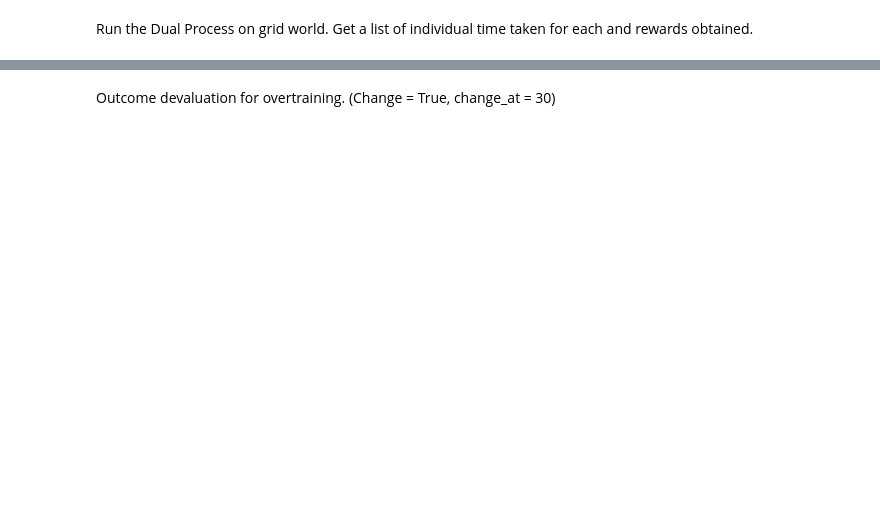
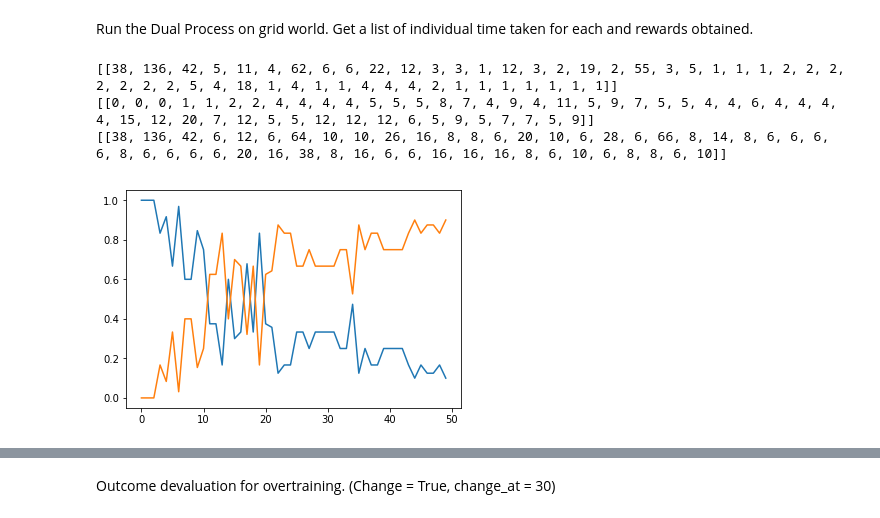
Before and after one commit to tejas-savalia/Sequencing_abstract, a Jupyter notebook: mb_mf_combined.ipynb, the cells around one changed output, grey strips where cells are left out. Saved outputs shown, nothing was run; the diff lists cells and outputs as text; code cells hidden in the pictures; blank space fills up the shorter version.

```diff
--- a/mb_mf_combined.ipynb
+++ b/mb_mf_combined.ipynb
@@ -255,0 +275,14 @@ for i in range(trials):
+# %%
+print dls_count_dual
+print q_count_dual
+print total_count_dual
+plt.cla()
+plt.plot(numpy.arange(50), numpy.true_divide(numpy.transpose(dls_count_dual), numpy.transpose(total_count_dual)))
+plt.plot(numpy.arange(50), numpy.true_divide(numpy.transpose(q_count_dual), numpy.transpose(total_count_dual)))
+
+plt.show()
+# %% [output]
+[[38, 136, 42, 5, 11, 4, 62, 6, 6, 22, 12, 3, 3, 1, 12, 3, 2, 19, 2, 55, 3, 5, 1, 1, 1, 2, 2, 2, 2, 2, 2, 2, 5, 4, 18, 1, 4, 1, 1, 4, 4, 4, 2, 1, 1, 1, 1, 1, 1, 1]]
+[[0, 0, 0, 1, 1, 2, 2, 4, 4, 4, 4, 5, 5, 5, 8, 7, 4, 9, 4, 11, 5, 9, 7, 5, 5, 4, 4, 6, 4, 4, 4, 4, 15, 12, 20, 7, 12, 5, 5, 12, 12, 12, 6, 5, 9, 5, 7, 7, 5, 9]]
+[[38, 136, 42, 6, 12, 6, 64, 10, 10, 26, 16, 8, 8, 6, 20, 10, 6, 28, 6, 66, 8, 14, 8, 6, 6, 6, 6, 8, 6, 6, 6, 6, 20, 16, 38, 8, 16, 6, 6, 16, 16, 16, 8, 6, 10, 6, 8, 8, 6, 10]]
+[figure, added]
```
Also changed, not shown: parts of 9 cells of this notebook.
